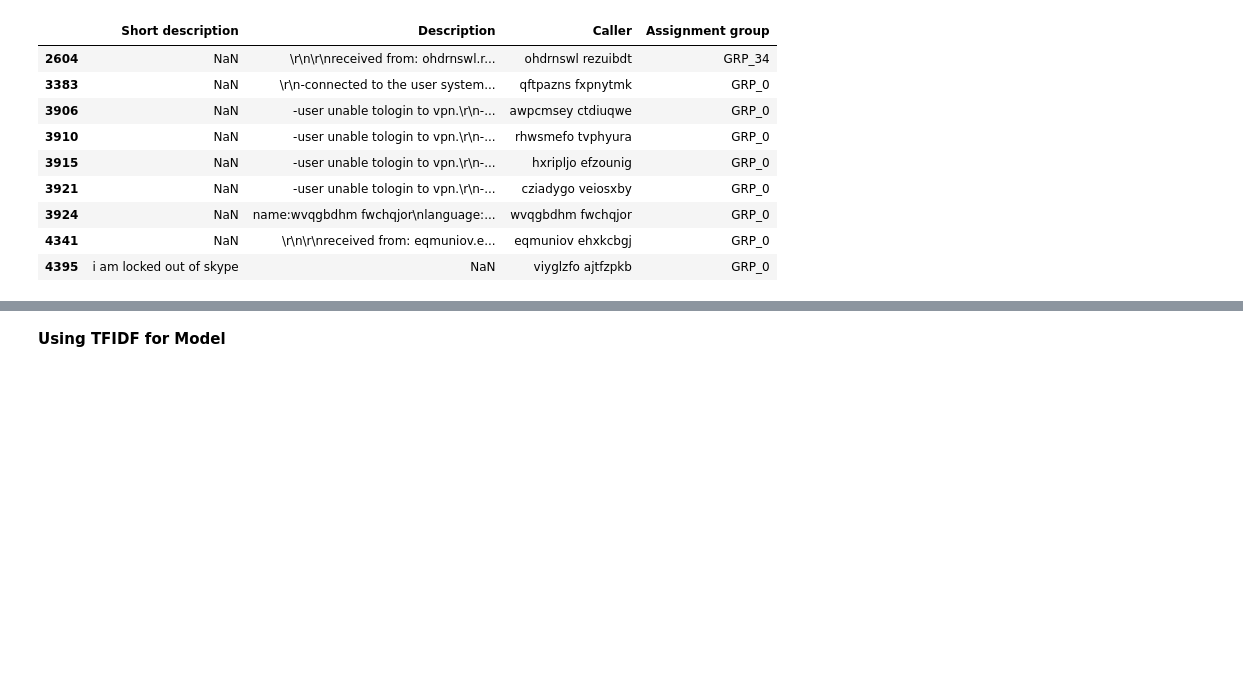
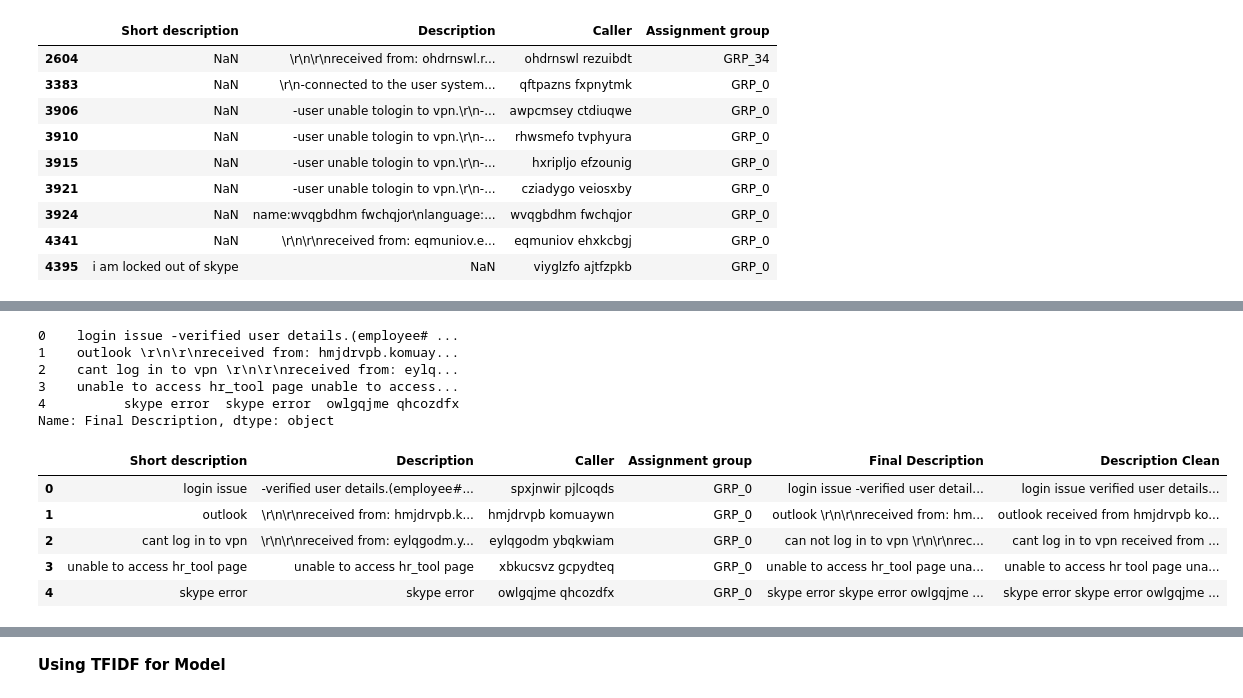
Before and after one commit to capstone-nlp-jul-group-13/capstone, a Jupyter notebook: Capstone_MJ.ipynb, the cells around one changed output, grey strips where cells are left out. Saved outputs shown, nothing was run; the diff lists cells and outputs as text; code cells hidden in the pictures; blank space fills up the shorter version.

```diff
--- a/Capstone_MJ.ipynb
+++ b/Capstone_MJ.ipynb
@@ -409,0 +161,3 @@ X_train, X_test, y_train, y_test = train_test_split(X,y, test_size = 0.2, random
+# %%
+#Assigining these to a seperate group altogether
+df.loc[df.groupby('Assignment group')['Assignment group'].transform('size') < 15 , 'Assignment group'] =  'SUBGROUP-X'
@@ -409,0 +175,5 @@ X_train, X_test, y_train, y_test = train_test_split(X,y, test_size = 0.2, random
+# %%
+#Remove Duplicate Rows
+duplicateRowsDF = df[df.duplicated()]
+duplicateRowsDF.head()
+df.drop_duplicates(keep=False,inplace=True)
@@ -409,0 +192,9 @@ X_train, X_test, y_train, y_test = train_test_split(X,y, test_size = 0.2, random
+# %%
+df['Final Description'].head()
+# %% [output]
+0    login issue -verified user details.(employee# ...
+1    outlook \r\n\r\nreceived from: hmjdrvpb.komuay...
+2    cant log in to vpn \r\n\r\nreceived from: eylq...
+3    unable to access hr_tool page unable to access...
+4          skype error  skype error  owlgqjme qhcozdfx
+Name: Final Description, dtype: object
@@ -409,0 +217,10 @@ X_train, X_test, y_train, y_test = train_test_split(X,y, test_size = 0.2, random
+# %%
+df['Final Description'] = df['Final Description'].apply(lambda x: decontract(x))
+df.head()
+# %% [output]
+|  | Short description | Description | Caller | Assignment group | Final Description | Description Clean |
+| 0 | login issue | -verified user details.(employee#... | spxjnwir pjlcoqds | GRP_0 | login issue -verified user detail... | login issue verified user details... |
+| 1 | outlook | \r\n\r\nreceived from: hmjdrvpb.k... | hmjdrvpb komuaywn | GRP_0 | outlook \r\n\r\nreceived from: hm... | outlook received from hmjdrvpb ko... |
+| 2 | cant log in to vpn | \r\n\r\nreceived from: eylqgodm.y... | eylqgodm ybqkwiam | GRP_0 | can not log in to vpn \r\n\r\nrec... | cant log in to vpn received from ... |
+| 3 | unable to access hr_tool page | unable to access hr_tool page | xbkucsvz gcpydteq | GRP_0 | unable to access hr_tool page una... | unable to access hr tool page una... |
+| 4 | skype error | skype error | owlgqjme qhcozdfx | GRP_0 | skype error skype error owlgqjme ... | skype error skype error owlgqjme ... |
```
Also changed, not shown: parts of 73 cells of this notebook.
